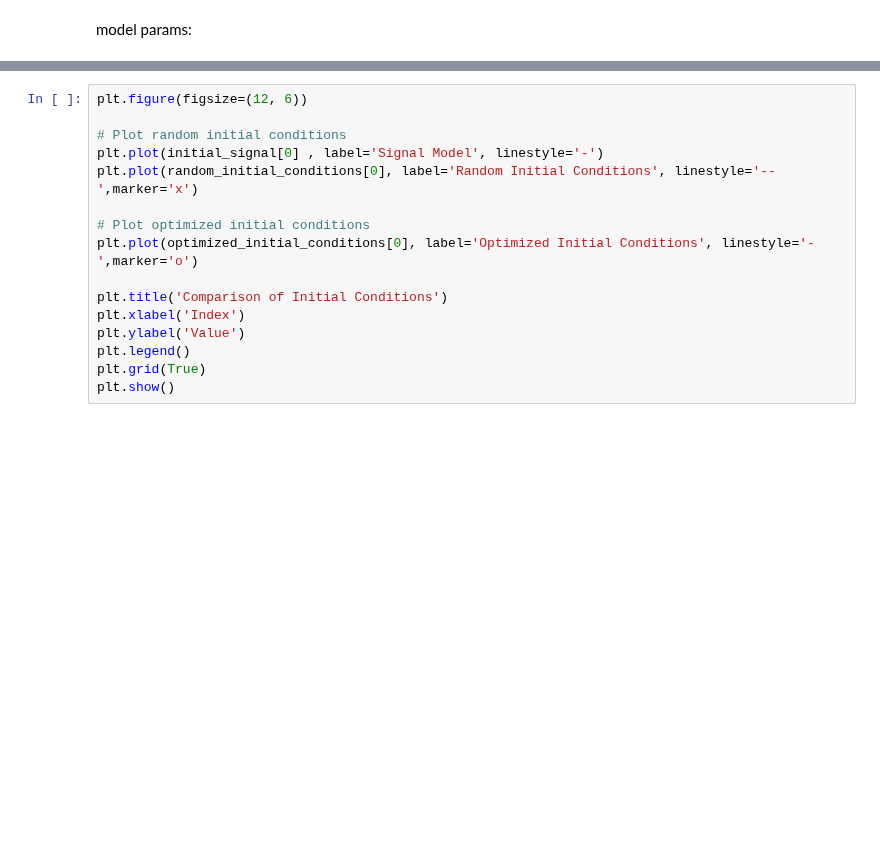
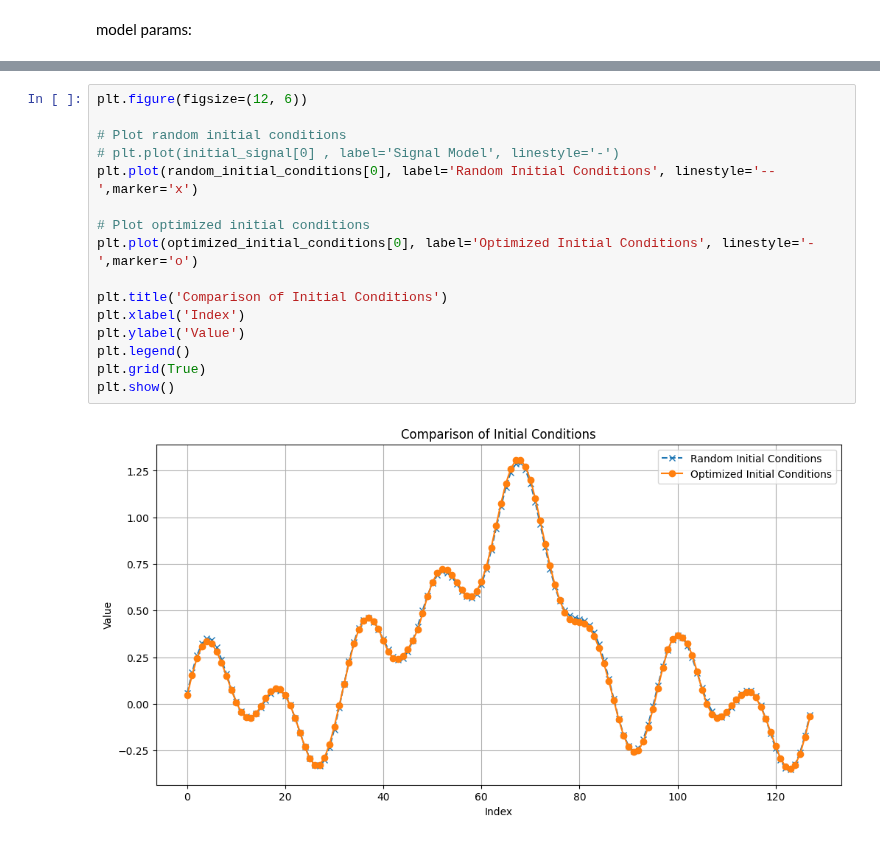
Before and after one commit to jameswoodfield/Particle_Filter, a Jupyter notebook: Check_differentiable_model.ipynb, the cells around one changed output, grey strips where cells are left out. Saved outputs shown, nothing was run; the diff lists cells and outputs as text; blank space fills up the shorter version.

```diff
--- a/Check_differentiable_model.ipynb
+++ b/Check_differentiable_model.ipynb
@@ -147,19 +149,21 @@ Iteration 999, Loss: 6.516312859930274
 # %%
 plt.figure(figsize=(12, 6))
 
 # Plot random initial conditions
-plt.plot(initial_signal[0] , label='Signal Model', linestyle='-')
+# plt.plot(initial_signal[0] , label='Signal Model', linestyle='-')
 plt.plot(random_initial_conditions[0], label='Random Initial Conditions', linestyle='--',marker='x')
 
 # Plot optimized initial conditions
 plt.plot(optimized_initial_conditions[0], label='Optimized Initial Conditions', linestyle='-',marker='o')
 
 plt.title('Comparison of Initial Conditions')
 plt.xlabel('Index')
 plt.ylabel('Value')
 plt.legend()
 plt.grid(True)
 plt.show()
+# %% [output]
+[figure, added]
 # %%
 new_initial_conditions = optimized_initial_conditions
 # Run the forward model with the optimized initial conditions
```
Also changed, not shown: parts of 7 cells of this notebook, 26 other files.
